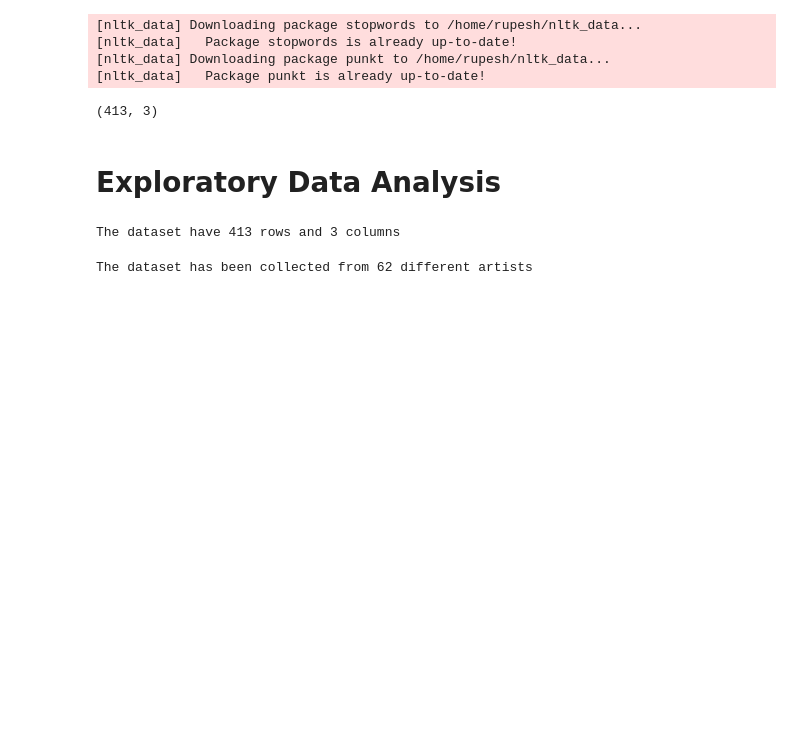
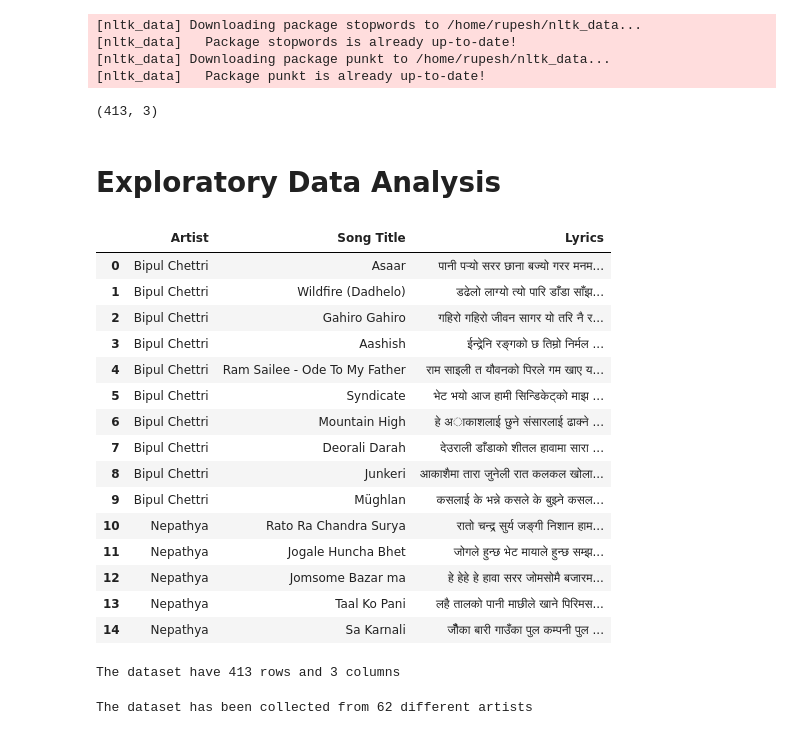
Before and after one commit to RupeshAryal/NepaliLyricsClustering, a Jupyter notebook: Analysis.ipynb, the cells around one changed output. Drawn from its saved outputs; the diff is of its cells as text; code cells hidden in the pictures; blank space fills up the shorter version.

```diff
--- a/Analysis.ipynb
+++ b/Analysis.ipynb
@@ -27,6 +27,25 @@ dataset.shape
 (413, 3)
 # %% [markdown]
 # Exploratory Data Analysis
+# %%
+dataset.head(15)
+# %% [output]
+|  | Artist | Song Title | Lyrics |
+| 0 | Bipul Chettri | Asaar | पानी पऱ्यो सरर छाना बज्यो गरर मनम... |
+| 1 | Bipul Chettri | Wildfire (Dadhelo) | डढेलो लाग्यो त्यो पारि डाँडा साँझ... |
+| 2 | Bipul Chettri | Gahiro Gahiro | गहिरो गहिरो जीवन सागर यो तरि नै र... |
+| 3 | Bipul Chettri | Aashish | ईन्द्रेनि रङ्गको छ तिम्रो निर्मल ... |
+| 4 | Bipul Chettri | Ram Sailee - Ode To My Father | राम साइली त यौवनको पिरले गम खाए य... |
+| 5 | Bipul Chettri | Syndicate | भेट भयो आज हामी सिन्डिकेट्को माझ ... |
+| 6 | Bipul Chettri | Mountain High | हे अाकाशलाई छुने संसारलाई ढाक्ने ... |
+| 7 | Bipul Chettri | Deorali Darah | देउराली डाँडाको शीतल हावामा सारा ... |
+| 8 | Bipul Chettri | Junkeri | आकाशैमा तारा जुनेली रात कलकल खोला... |
+| 9 | Bipul Chettri | Müghlan | कसलाई के भन्ने कसले के बुझ्ने कसल... |
+| 10 | Nepathya | Rato Ra Chandra Surya | रातो चन्द्र सुर्य जङ्गी निशान हाम... |
+| 11 | Nepathya | Jogale Huncha Bhet | जोगले हुन्छ भेट मायाले हुन्छ सम्झ... |
+| 12 | Nepathya | Jomsome Bazar ma | हे हेहे हे हावा सरर जोमसोमै बजारम... |
+| 13 | Nepathya | Taal Ko Pani | लहै तालको पानी माछीले खाने पिरिमस... |
+| 14 | Nepathya | Sa Karnali | जौँका बारी गाउँका पुल कम्पनी पुल ... |
 # %%
 #number of rows and columns in dataset
 rows, col = dataset.shape
```
Also changed, not shown: parts of 3 cells of this notebook, 2 other files.
